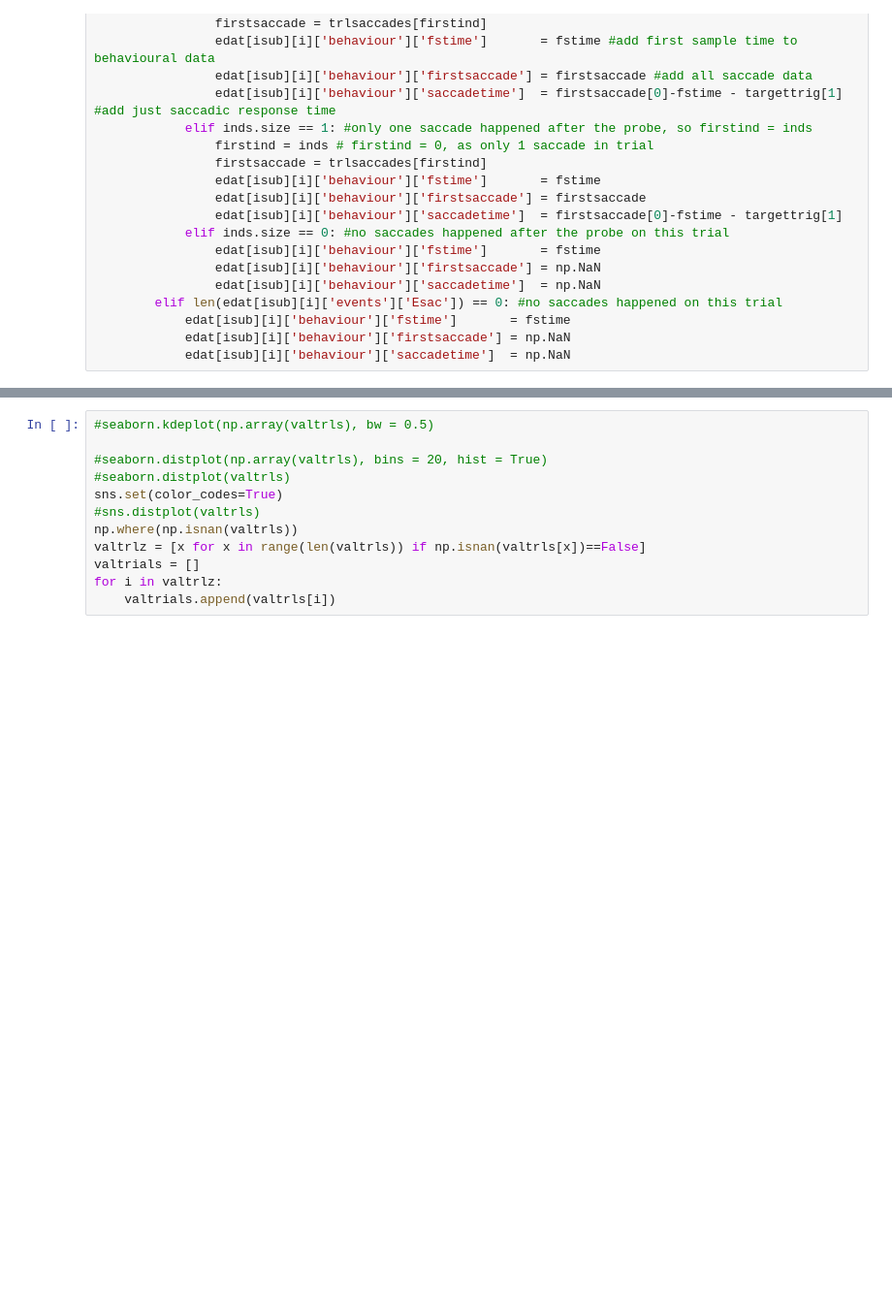
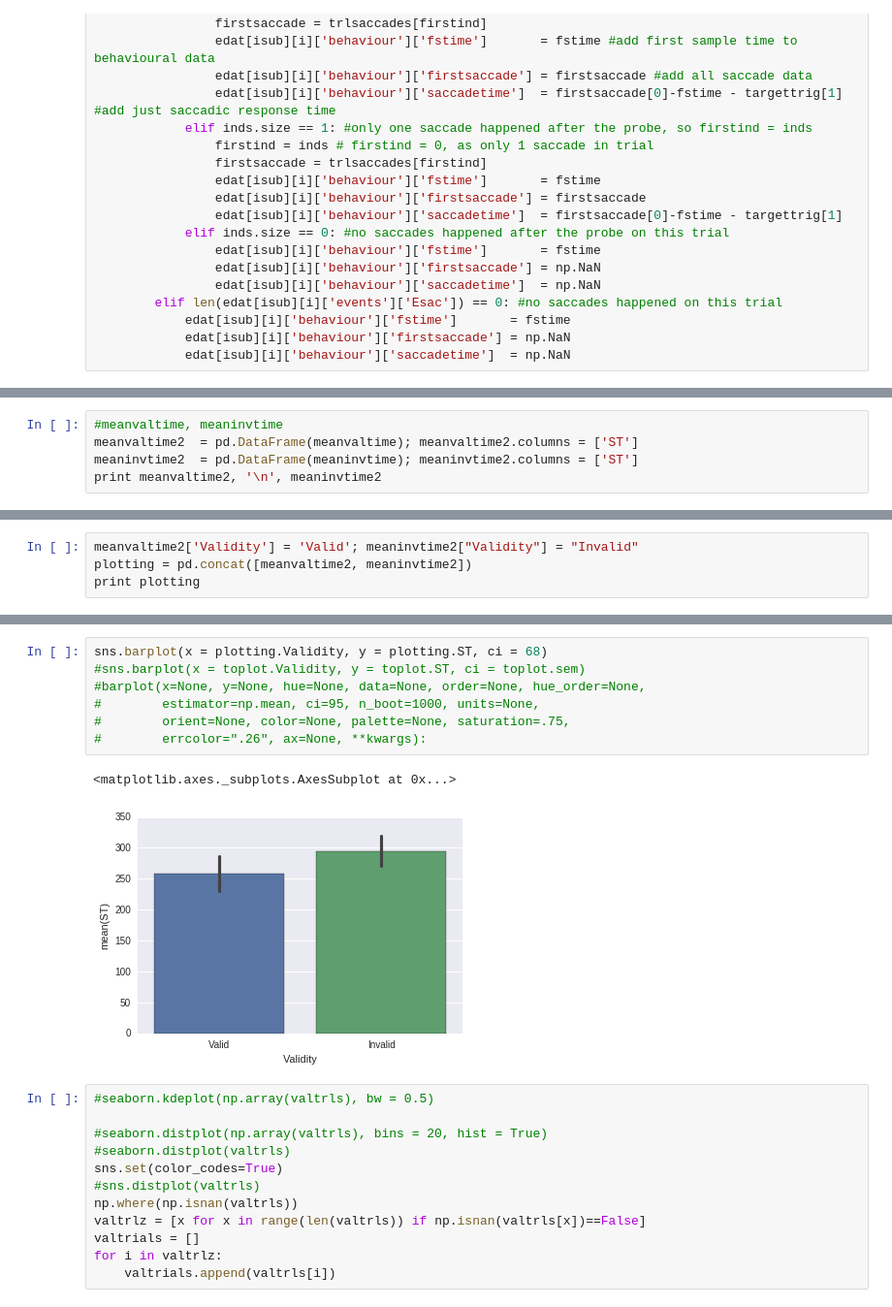
Before and after one commit to Nian-Jingqing/AttentionSaccade, a Jupyter notebook: AttentionSaccade_EyetrackerAnalysis.ipynb, the cells around one changed output, grey strips where cells are left out. Shown at 97% size. Cells and saved outputs as stored; diff of their text form; blank space fills up the shorter version.

```diff
--- a/AttentionSaccade_EyetrackerAnalysis.ipynb
+++ b/AttentionSaccade_EyetrackerAnalysis.ipynb
@@ -327,0 +324,5 @@ sns.barplot(x = toplot.Validity, y = toplot.ST, ci = toplot.sem)
+# %%
+#meanvaltime, meaninvtime
+meanvaltime2  = pd.DataFrame(meanvaltime); meanvaltime2.columns = ['ST']
+meaninvtime2  = pd.DataFrame(meaninvtime); meaninvtime2.columns = ['ST']
+print meanvaltime2, '\n', meaninvtime2
@@ -327,0 +344,4 @@ sns.barplot(x = toplot.Validity, y = toplot.ST, ci = toplot.sem)
+# %%
+meanvaltime2['Validity'] = 'Valid'; meaninvtime2["Validity"] = "Invalid"
+plotting = pd.concat([meanvaltime2, meaninvtime2])
+print plotting
@@ -328,3 +362,13 @@ sns.barplot(x = toplot.Validity, y = toplot.ST, ci = toplot.sem)
+# %%
+sns.barplot(x = plotting.Validity, y = plotting.ST, ci = 68)
+#sns.barplot(x = toplot.Validity, y = toplot.ST, ci = toplot.sem)
+#barplot(x=None, y=None, hue=None, data=None, order=None, hue_order=None,
+#        estimator=np.mean, ci=95, n_boot=1000, units=None,
+#        orient=None, color=None, palette=None, saturation=.75,
+#        errcolor=".26", ax=None, **kwargs):
+# %% [output]
+<matplotlib.axes._subplots.AxesSubplot at 0x...>
+[figure, added]
 # %%
 #seaborn.kdeplot(np.array(valtrls), bw = 0.5)
 
```
Also changed, not shown: parts of 8 cells of this notebook.
